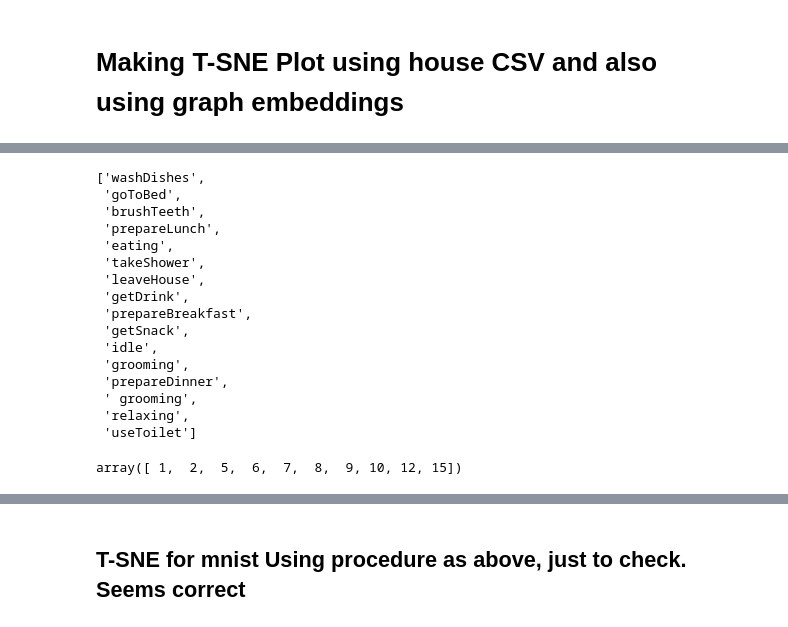
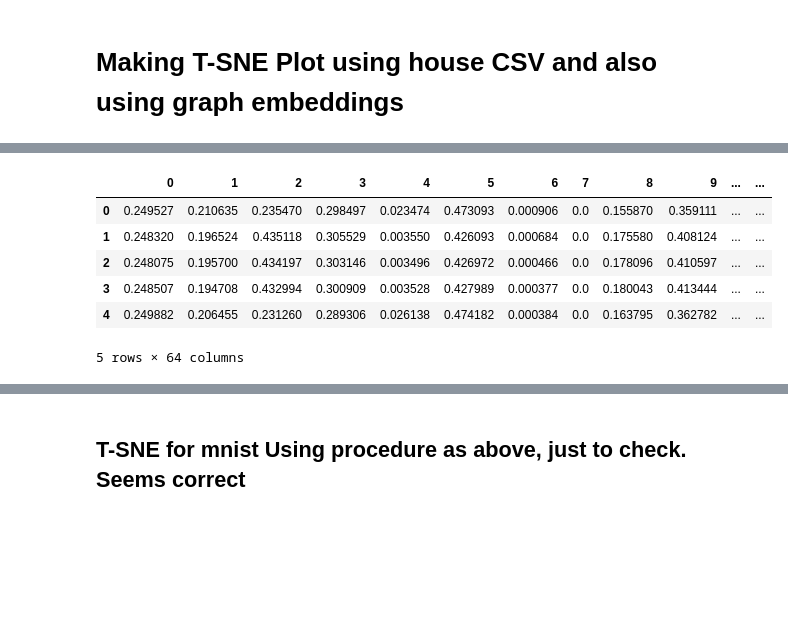
Before and after one commit to harshgrovr/Graphs-Approaches-for-Activity-Recognition-Independent-of-House-Layout, a Jupyter notebook: related_code/3-basics/code.ipynb, the cells around one changed output, grey strips where cells are left out. Saved outputs shown, nothing was run; the diff lists cells and outputs as text; code cells hidden in the pictures; blank space fills up the shorter version.

```diff
--- a/related_code/3-basics/code.ipynb
+++ b/related_code/3-basics/code.ipynb
@@ -639,22 +687,7 @@ train_idx = list(set(total_ids) -  set(valid_idx))
 # %%
 house = pd.read_csv('../../data/all_houses/graph_embeddings_train.csv')
-
-label = np.unique(house['activity'].values)
-config = { "ActivityIdList":
-        [{'name': 'washDishes', 'id': 0},
-         {'name': 'goToBed', 'id': 1},
-         {'name': 'brushTeeth', 'id': 2},
-         {'name': 'prepareLunch', 'id': 3},
-         {'name': 'eating', 'id': 4},
-         {'name': 'takeShower', 'id': 5},
-         {'name': 'leaveHouse', 'id': 6},
-         {'name': 'getDrink', 'id': 7},
-         {'name': 'prepareBreakfast', 'id': 8},
-         {'name': 'getSnack', 'id': 9},
-         {'name': 'idle', 'id': 10},
-         {'name': 'grooming', 'id': 11},
-         {'name': 'prepareDinner', 'id': 12},
-         {'name': ' grooming', 'id': 13},
-         {'name': 'relaxing', 'id': 14},
-         {'name': 'useToilet', 'id': 15}]
+house_columns = house.columns
+norm = MinMaxScaler().fit(house)
+house = norm.transform(house)
+config = { 'ActivityIdList': [{'id': 0, 'name': 'brushTeeth'}, {'id': 1, 'name': 'getDrink'}, {'id': 2, 'name': 'getSnack'}, {'id': 3, 'name': 'goToBed'}, {'id': 4, 'name': 'idle'}, {'id': 5, 'name': 'leaveHouse'}, {'id': 6, 'name': 'prepareBreakfast'}, {'id': 7, 'name': 'prepareDinner'}, {'id': 8, 'name': 'takeShower'}, {'id': 9, 'name': 'useToilet'}]
       }
@@ -681,24 +694,12 @@ t-SNE done! Time elapsed: 119.8387701511383 seconds
-# %%
-labels
-# %% [output]
-['washDishes',
- 'goToBed',
- 'brushTeeth',
- 'prepareLunch',
- 'eating',
- 'takeShower',
- 'leaveHouse',
- 'getDrink',
- 'prepareBreakfast',
- 'getSnack',
- 'idle',
- 'grooming',
- 'prepareDinner',
- ' grooming',
- 'relaxing',
- 'useToilet']
-# %%
-np.unique(df['label'].values)
-# %% [output]
-array([ 1,  2,  5,  6,  7,  8,  9, 10, 12, 15])
+# %%
+house = pd.DataFrame(house, columns=house_columns[:-1])
+house.head()
+# %% [output]
+|  | 0 | 1 | 2 | 3 | 4 | 5 | 6 | 7 | 8 | 9 | ... | ... |
+| 0 | 0.249527 | 0.210635 | 0.235470 | 0.298497 | 0.023474 | 0.473093 | 0.000906 | 0.0 | 0.155870 | 0.359111 | ... | ... |
+| 1 | 0.248320 | 0.196524 | 0.435118 | 0.305529 | 0.003550 | 0.426093 | 0.000684 | 0.0 | 0.175580 | 0.408124 | ... | ... |
+| 2 | 0.248075 | 0.195700 | 0.434197 | 0.303146 | 0.003496 | 0.426972 | 0.000466 | 0.0 | 0.178096 | 0.410597 | ... | ... |
+| 3 | 0.248507 | 0.194708 | 0.432994 | 0.300909 | 0.003528 | 0.427989 | 0.000377 | 0.0 | 0.180043 | 0.413444 | ... | ... |
+| 4 | 0.249882 | 0.206455 | 0.231260 | 0.289306 | 0.026138 | 0.474182 | 0.000384 | 0.0 | 0.163795 | 0.362782 | ... | ... |
+5 rows × 64 columns
 # %%
```
Also changed, not shown: parts of 15 cells of this notebook, 1 other file.
